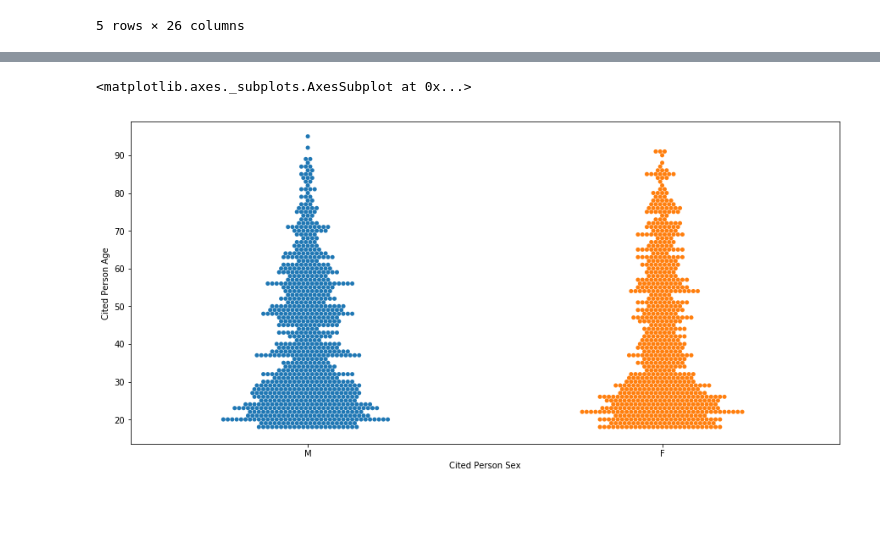
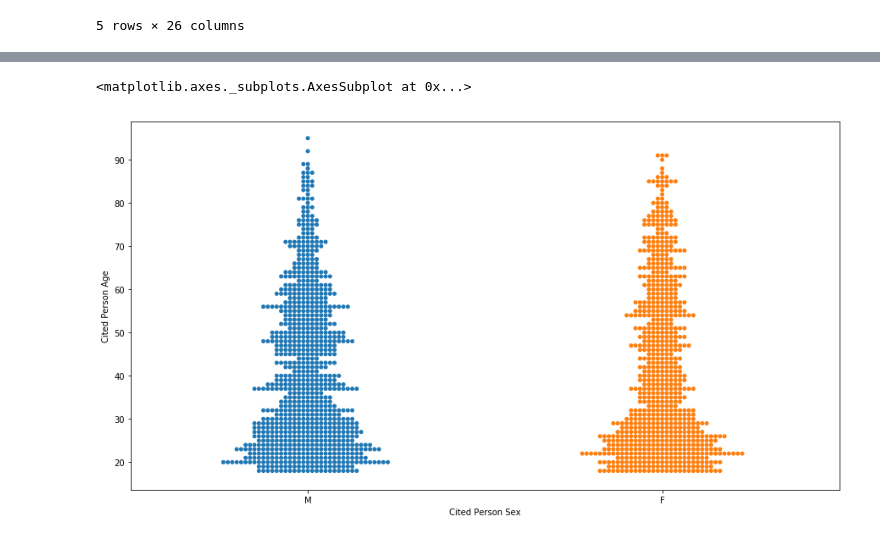
Before and after one commit to mrkjhsn/City-of-Scottsdale-Citations, a Jupyter notebook: Vehicular_Accidents_Visualization.ipynb, the cells around one changed output, grey strips where cells are left out. Saved outputs shown, nothing was run; the diff lists cells and outputs as text; code cells hidden in the pictures; blank space fills up the shorter version.

```diff
--- a/Vehicular_Accidents_Visualization.ipynb
+++ b/Vehicular_Accidents_Visualization.ipynb
@@ -7,11 +7,14 @@
 # %%
 import numpy as np
 import matplotlib.pyplot as plt
+import matplotlib.ticker as ticker
 import pyodbc
 import pandas as pd
 import seaborn as sns
 import datetime
-plt.rcParams["figure.figsize"] = [15, 7]
+from scipy.stats.kde import gaussian_kde
+
+# plt.rcParams["figure.figsize"] = [15, 7]
 
 # databaseConnection = 'DRIVER={SQL Server}; SERVER=ServerName; Database=DatbaseName; UID=UserId; PWD=password;'
 connection = pyodbc.connect('DRIVER={SQL Server};SERVER=WINDOWS-A6S01I2\SQLEXPRESS;DATABASE=City_of_Scottsdale;Trusted_Connection=yes;')
@@ -73,8 +100,0 @@ sns.scatterplot(x=vehicular_accidents['Citation Time'],
-# %%
-plt.rcParams["figure.figsize"] = [15, 25]
-
-sns.scatterplot(x=vehicular_accidents['Citation Time'],
-                y=vehicular_accidents['Cited Person Age'],
-                hue=vehicular_accidents['Cited Person Sex'])
-
-#how are accidents distributed by time of day, age, and sex?
@@ -84,7 +101,9 @@ sns.scatterplot(x=vehicular_accidents['Citation Time'],
 # %%
+fig = plt.figure(figsize=(15, 8))
+
 sns.swarmplot(x=vehicular_accidents['Cited Person Sex'],
                 y=vehicular_accidents['Cited Person Age'])
 # %% [output]
 <matplotlib.axes._subplots.AxesSubplot at 0x...>
-[figure, old version]
+[figure, new version]
 # %%
```
Also changed, not shown: parts of 11 cells of this notebook.
